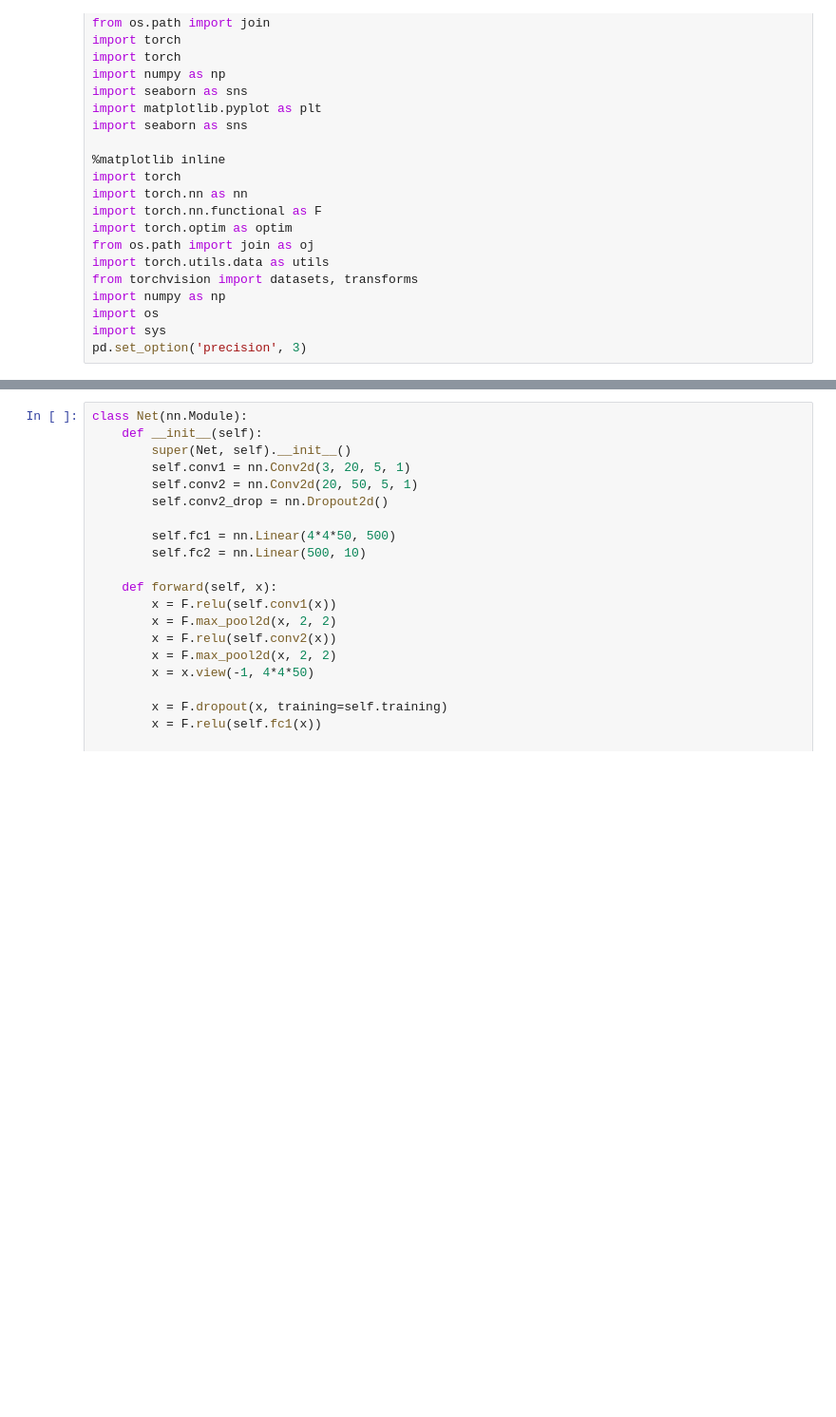
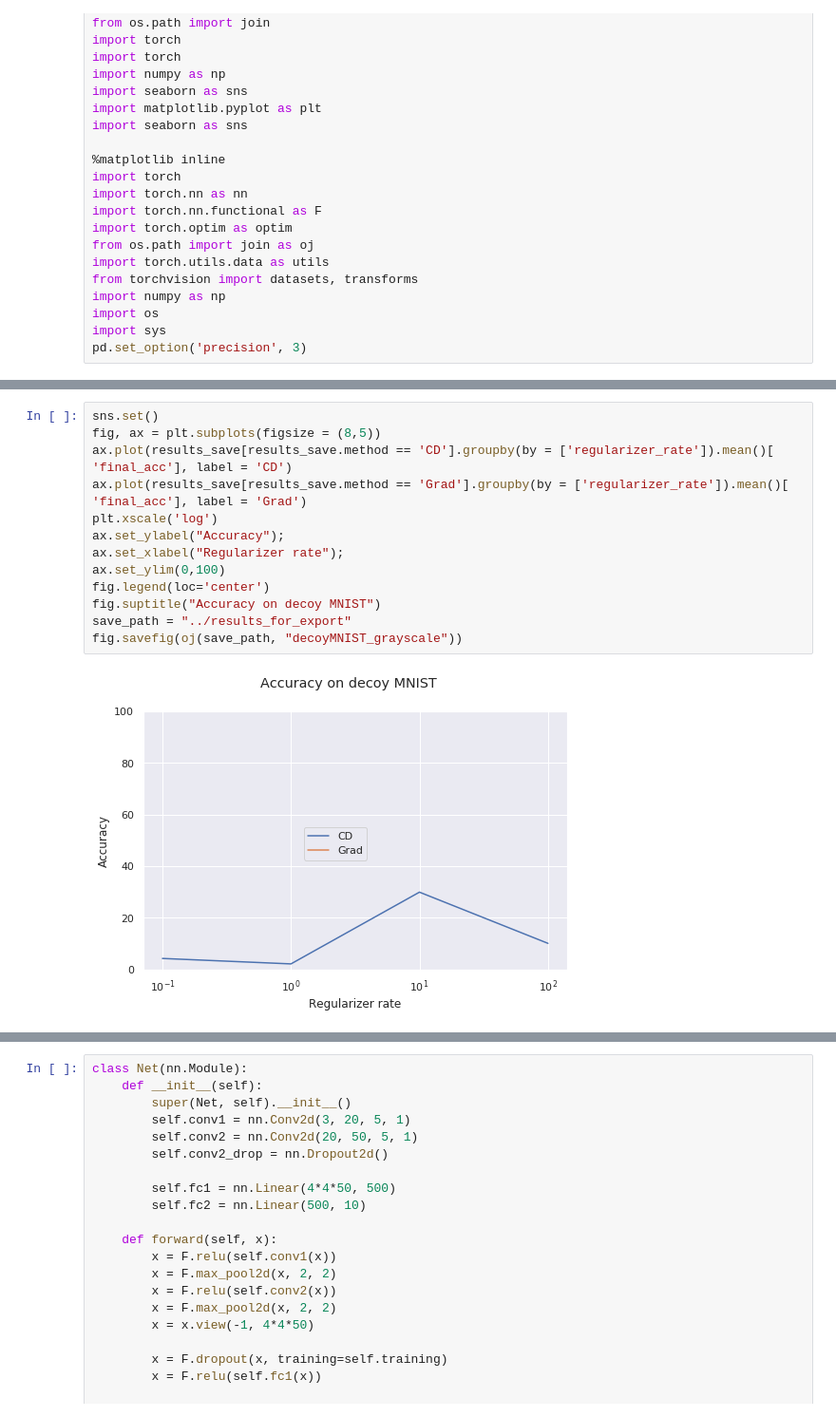
Before and after one commit to laura-rieger/deep-explanation-penalization, a Jupyter notebook: analyze/Analyze ColorMNIST Example.ipynb, the cells around one changed output, grey strips where cells are left out. Shown: that part at 95% size. Drawn from its saved outputs; the diff is of its cells as text; blank space fills up the shorter version.

```diff
--- a/analyze/Analyze ColorMNIST Example.ipynb
+++ b/analyze/Analyze ColorMNIST Example.ipynb
@@ -75,0 +128,15 @@ with open(oj(save_path, 'colormnist.tex'), 'w') as f:
+# %%
+sns.set()
+fig, ax = plt.subplots(figsize = (8,5))
+ax.plot(results_save[results_save.method == 'CD'].groupby(by = ['regularizer_rate']).mean()[ 'final_acc'], label = 'CD')
+ax.plot(results_save[results_save.method == 'Grad'].groupby(by = ['regularizer_rate']).mean()[ 'final_acc'], label = 'Grad')
+plt.xscale('log')
+ax.set_ylabel("Accuracy");
+ax.set_xlabel("Regularizer rate");
+ax.set_ylim(0,100)
+fig.legend(loc='center')
+fig.suptitle("Accuracy on decoy MNIST")
+save_path = "../results_for_export"
+fig.savefig(oj(save_path, "decoyMNIST_grayscale"))
+# %% [output]
+[figure, added]
```
Also changed, not shown: parts of 29 cells of this notebook, 38 other files.
